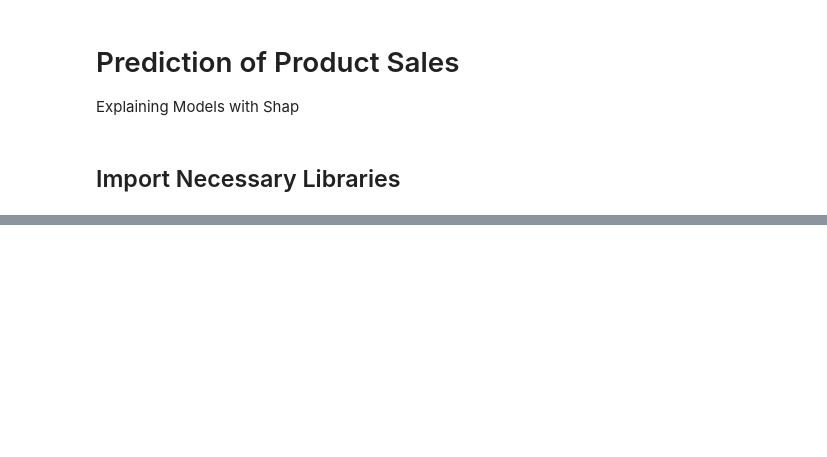
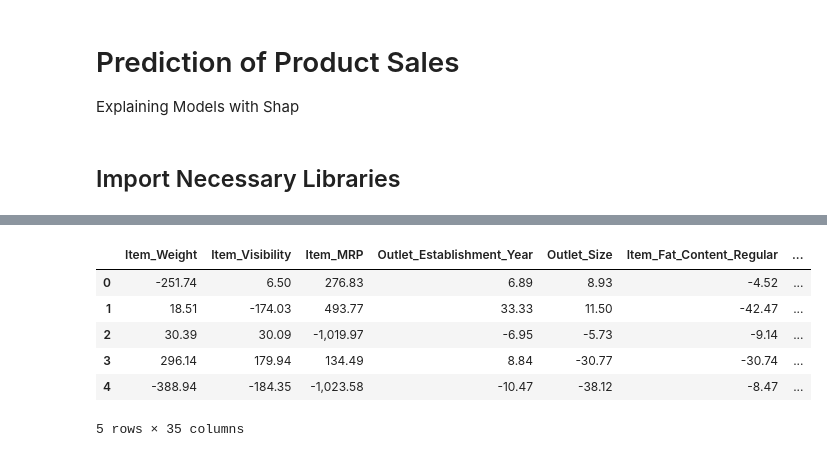
Before and after one commit to whitefreeze/Prediction-of-Product-Sales, a Jupyter notebook: Explaining Models with Shap.ipynb, the cells around one changed output, grey strips where cells are left out. Drawn from its saved outputs; the diff is of its cells as text; code cells hidden in the pictures; blank space fills up the shorter version.

```diff
--- a/Explaining Models with Shap.ipynb
+++ b/Explaining Models with Shap.ipynb
@@ -36,0 +133,11 @@ pd.set_option('display.float_format', lambda x: f"{x:,.2f}")
+# %%
+# View SHAP values for every sample for each feature in DF format
+pd.DataFrame(shap_values.values, columns = X_shap.columns).head()
+# %% [output]
+|  | Item_Weight | Item_Visibility | Item_MRP | Outlet_Establishment_Year | Outlet_Size | Item_Fat_Content_Regular | ... |
+| 0 | -251.74 | 6.50 | 276.83 | 6.89 | 8.93 | -4.52 | ... |
+| 1 | 18.51 | -174.03 | 493.77 | 33.33 | 11.50 | -42.47 | ... |
+| 2 | 30.39 | 30.09 | -1,019.97 | -6.95 | -5.73 | -9.14 | ... |
+| 3 | 296.14 | 179.94 | 134.49 | 8.84 | -30.77 | -30.74 | ... |
+| 4 | -388.94 | -184.35 | -1,023.58 | -10.47 | -38.12 | -8.47 | ... |
+5 rows × 35 columns
```
Also changed, not shown: parts of 23 cells of this notebook, 3 other files.
